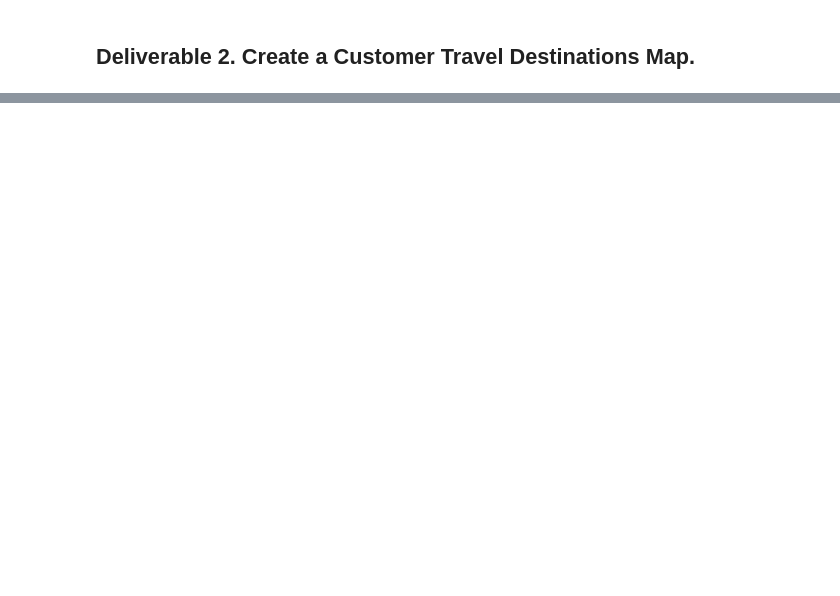
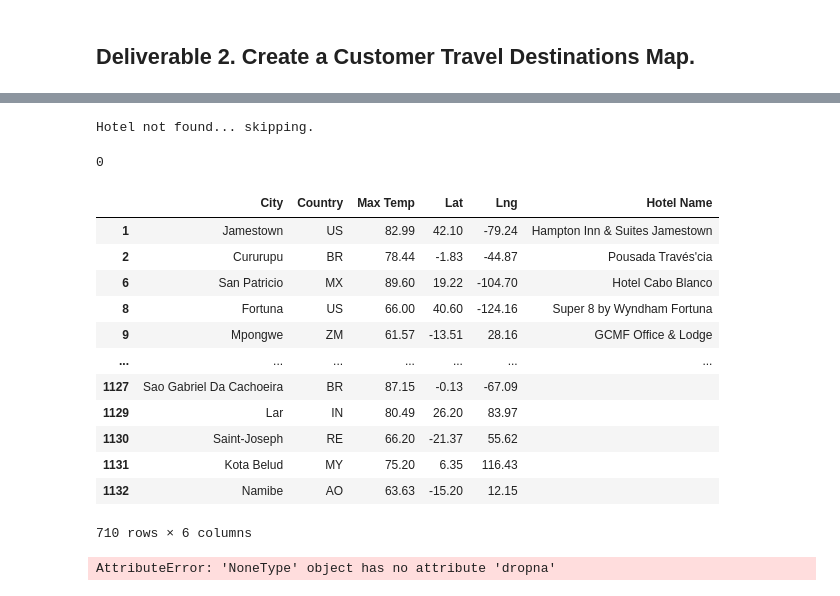
Before and after one commit to mpatubo/World_Weather_Analysis, a Jupyter notebook: Vacation_Search.ipynb, the cells around one changed output, grey strips where cells are left out. Drawn from its saved outputs; the diff is of its cells as text; code cells hidden in the pictures; blank space fills up the shorter version.

```diff
--- a/Vacation_Search.ipynb
+++ b/Vacation_Search.ipynb
@@ -76,7 +144,10 @@ dtype: int64
 # %%
+
+
 # 5a. Create DataFrame called hotel_df to store hotel names along with city, country, max temp, and coordinates.
-hotel_df = clean_df[["City", "Country", "Max Temp", "Current Description", "Lat", "Lng"]].copy()
+#hotel_df = clean_df[["City", "Country", "Max Temp", "Current Description", "Lat", "Lng"]].copy()
+#654
 
 # 5b. Create a new column "Hotel Name"
-hotel_df["Hotel Name"] = ""
-hotel_df.head(10)
+#hotel_df["Hotel Name"] = ""
+#hotel_df.head(10)
@@ -84,0 +170,11 @@ NameError: name 'clean_df' is not defined
+# %%
+# Set the parameters to search for a hotel in Paris.
+params = {
+    "radius": 5000,
+    "types": "lodging",
+    "key": g_key,
+    "location": "48.8566, 2.3522"}
+# Use base URL to search for hotels in Paris.
+base_url = "https://maps.googleapis.com/maps/api/place/nearbysearch/json"
+# Make request and get the JSON data from the search.
+hotels = requests.get(base_url, params=params).json()
@@ -149,0 +239,8 @@ IndentationError: expected an indented block (<ipython-input-17-0dc5691f3647>, l
+# %%
+# 6b ok. Iterate through the hotel DataFrame.
+
+# Iterate through the DataFrame.
+for index, row in hotel_df.iterrows():
+    # Get the latitude and longitude.
+    lat = row["Lat"]
+    lng = row["Lng"]
@@ -149,0 +258,29 @@ IndentationError: expected an indented block (<ipython-input-17-0dc5691f3647>, l
+# %%
+ # 6e. Make request and retrieve the JSON data from the search.
+# Grab the first hotel from the results and store the name.
+try:
+    hotel_df.loc[index, "Hotel Name"] = hotels["results"][0]["name"]
+except (IndexError):
+     print("Hotel not found... skipping.")
+# %% [output]
+Hotel not found... skipping.
+# %%
+len(hotels["results"])
+# %% [output]
+0
+# %%
+hotel_df
+# %% [output]
+|  | City | Country | Max Temp | Lat | Lng | Hotel Name |
+| 1 | Jamestown | US | 82.99 | 42.10 | -79.24 | Hampton Inn & Suites Jamestown |
+| 2 | Cururupu | BR | 78.44 | -1.83 | -44.87 | Pousada Través'cia |
+| 6 | San Patricio | MX | 89.60 | 19.22 | -104.70 | Hotel Cabo Blanco |
+| 8 | Fortuna | US | 66.00 | 40.60 | -124.16 | Super 8 by Wyndham Fortuna |
+| 9 | Mpongwe | ZM | 61.57 | -13.51 | 28.16 | GCMF Office & Lodge |
+| ... | ... | ... | ... | ... | ... | ... |
+| 1127 | Sao Gabriel Da Cachoeira | BR | 87.15 | -0.13 | -67.09 |  |
+| 1129 | Lar | IN | 80.49 | 26.20 | 83.97 |  |
+| 1130 | Saint-Joseph | RE | 66.20 | -21.37 | 55.62 |  |
+| 1131 | Kota Belud | MY | 75.20 | 6.35 | 116.43 |  |
+| 1132 | Namibe | AO | 63.63 | -15.20 | 12.15 |  |
+710 rows × 6 columns
@@ -149,0 +299,8 @@ IndentationError: expected an indented block (<ipython-input-17-0dc5691f3647>, l
+# %%
+#df.dropna(subset=['Tenant'], inplace=True)
+#>>> print df
+
+new_hotel_df.dropna(subset=['Hotel Name'], inplace=True)
+new_hotel_df
+# %% [output]
+AttributeError: 'NoneType' object has no attribute 'dropna'
```
Also changed, not shown: parts of 22 cells of this notebook, 2 other files.
